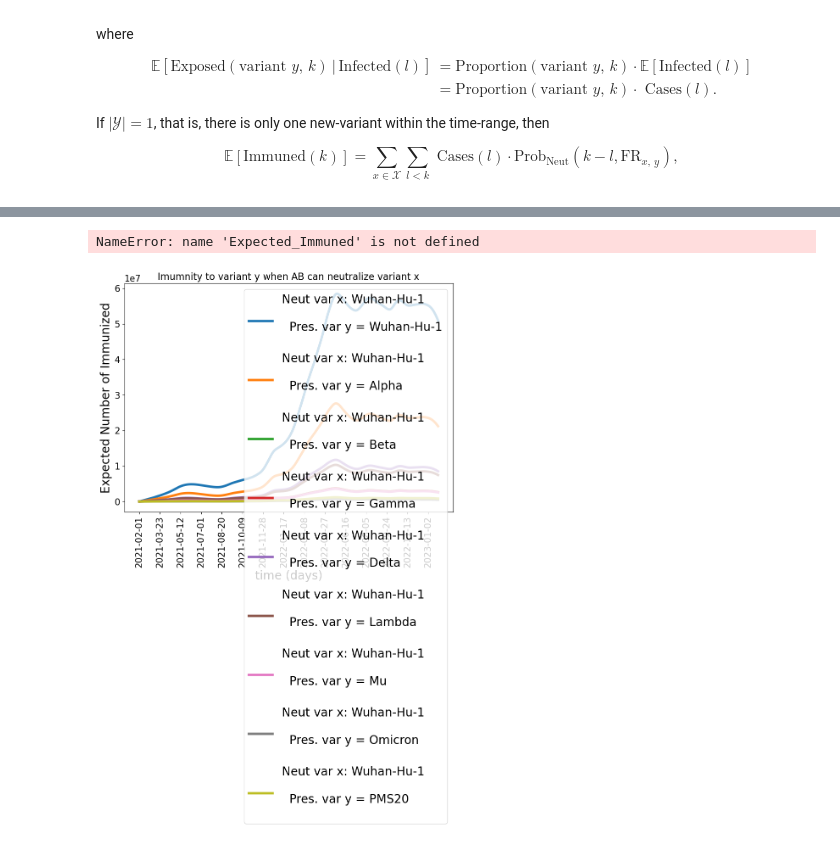
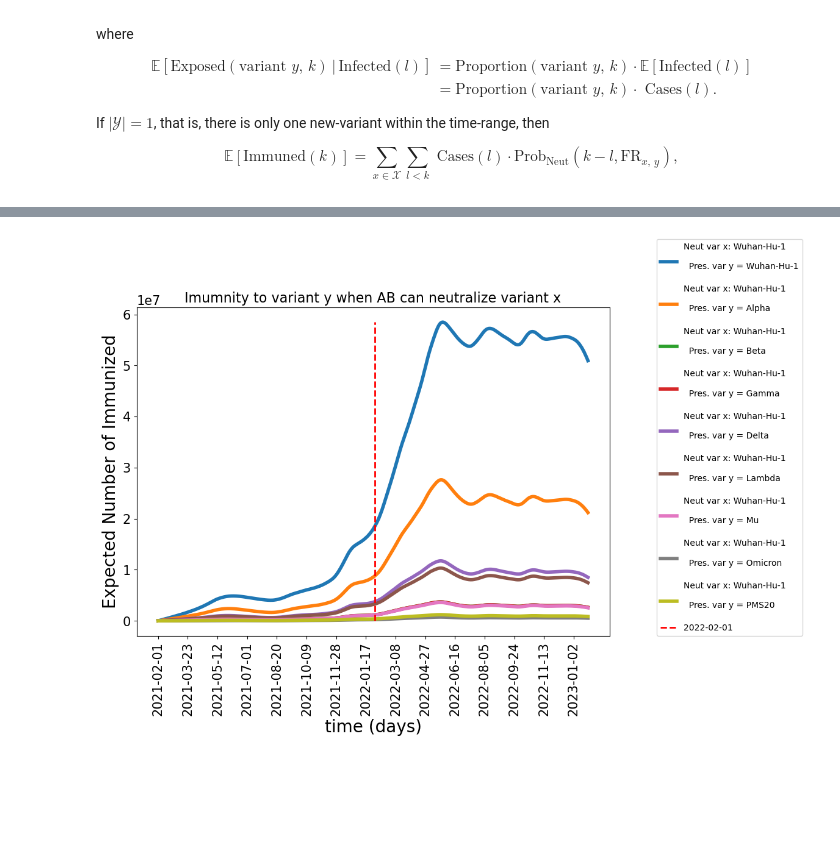
Before and after one commit to AlexiaNomena/Immune_Waning, a Jupyter notebook: Helper.ipynb, the cells around one changed output, grey strips where cells are left out. Cells and saved outputs as stored; diff of their text form; code cells hidden in the pictures; blank space fills up the shorter version.

```diff
--- a/Helper.ipynb
+++ b/Helper.ipynb
@@ -218,7 +218,7 @@ for y in range(len(variant_considered)):
         for x in range(len(variant_x_list)):
             IC50xy = [Cross_react_dic[ab][x, y]*IC50xx[ab] for ab in Ab_classes]
             for l in range(len(t)-k): # the only observation time of AB_dynamics for infection data at time k
-                antibody_level = PK_dframe.loc[k+l][1:]
+                antibody_level = PK_dframe.loc[l][1:]
                 Proba_Neut_per_infection[k, y, l] += variant_proportion[k+l, y]*efficacy_n_antibodies(antibody_level, IC50xy)
 
 Expected_Immunized = np.row_stack(tuple(IM_list))
@@ -270,23 +270,22 @@ plt.show()
 # %%
 """Plot Expected Immunity Efficacy, default png but add extension .pdf to save as pdf"""
 xysize = (15, 15) # size of xy ticks
 labsize = 20 # size of labels and legends
 figsize = (10, 7) # figure (width, height)
 xval = "time (days)" # name of variable on x axis
 yval = "Expected Number of Immunized" # name of variable on y axis
 fig, ax = Display(t, Expected_Immunized, is_log, labels,
         figsize, xysize, labsize,
         save_to = "Figures/IE_Projection.pdf",
         xval = xval, yval = yval, linewidth = 4)
 plt.title("Imumnity to variant y when AB can neutralize variant x", fontsize  = 16)
 per_day = 50
 plt.xticks(t[::per_day], t_ticks[::per_day], rotation = 90)
-ax.vlines(t[list(df['date']).index("2022-02-01")], ymin = 0, ymax = np.max(Expected_Immuned), linestyle = "--",linewidth = 2, color = "red", label = "2022-02-01")
+ax.vlines(t[list(df['date']).index("2022-02-01")], ymin = 0, ymax = np.max(Expected_Immunized), linestyle = "--",linewidth = 2, color = "red", label = "2022-02-01")
 plt.legend(fontsize = 10, loc = (1.1, 0.))
 plt.show()
 # %% [output]
-NameError: name 'Expected_Immuned' is not defined
-[figure, old version]
+[figure, new version]
 # %%
 """Load non normalized IC50xx data """
 IC50xx_orig = pd.read_csv('Data/IC50xx_per_Ab_class.csv')
```
Also changed, not shown: parts of 8 cells of this notebook, 3 other files.
